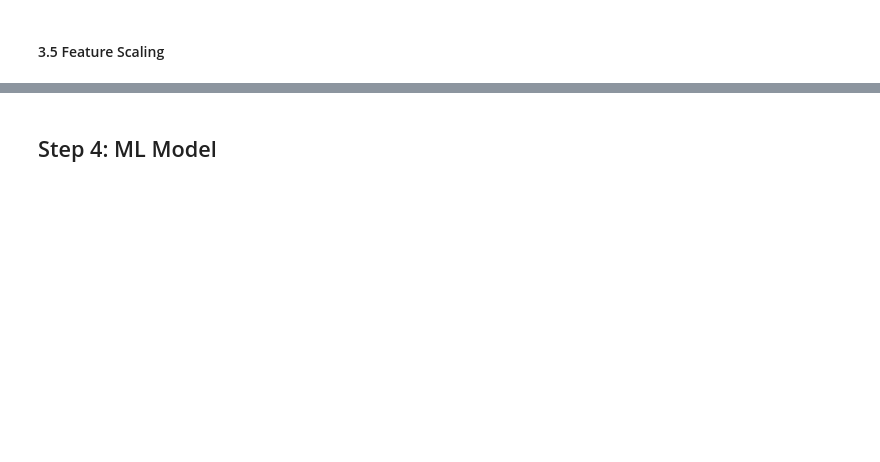
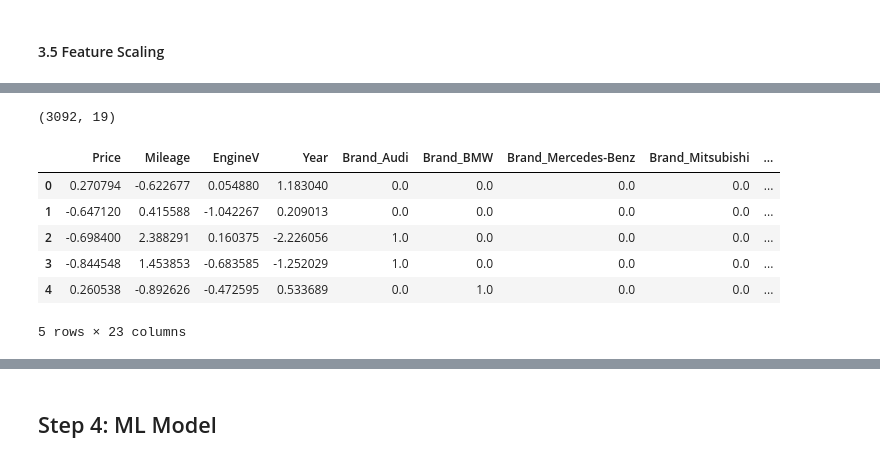
Before and after one commit to Naderiii/Predicting-the-used-car-price, a Jupyter notebook: Predicting the used car price.ipynb, the cells around one changed output, grey strips where cells are left out. Cells and saved outputs as stored; diff of their text form; code cells hidden in the pictures; blank space fills up the shorter version.

```diff
--- a/Predicting the used car price.ipynb
+++ b/Predicting the used car price.ipynb
@@ -355,0 +320,19 @@ data_cleaned_outlier.describe(include='all')
+# %%
+data_cat_1hot.shape
+# %% [output]
+(3092, 19)
+# %%
+# numerical attributes: 'Price','Mileage','EngineV','Year'
+# categorical attributes: 'Brand',"Body","Engine Type","Registration" ===> 19 columns in OneHotEncoder
+# remove 'Model' atributte, because it have lots of unique values.
+
+final = pd.concat([data_num_scaled, data_cat_1hot], axis=1)
+final.head()
+# %% [output]
+|  | Price | Mileage | EngineV | Year | Brand_Audi | Brand_BMW | Brand_Mercedes-Benz | Brand_Mitsubishi | ... |
+| 0 | 0.270794 | -0.622677 | 0.054880 | 1.183040 | 0.0 | 0.0 | 0.0 | 0.0 | ... |
+| 1 | -0.647120 | 0.415588 | -1.042267 | 0.209013 | 0.0 | 0.0 | 0.0 | 0.0 | ... |
+| 2 | -0.698400 | 2.388291 | 0.160375 | -2.226056 | 1.0 | 0.0 | 0.0 | 0.0 | ... |
+| 3 | -0.844548 | 1.453853 | -0.683585 | -1.252029 | 1.0 | 0.0 | 0.0 | 0.0 | ... |
+| 4 | 0.260538 | -0.892626 | -0.472595 | 0.533689 | 0.0 | 1.0 | 0.0 | 0.0 | ... |
+5 rows × 23 columns
```
Also changed, not shown: parts of 26 cells of this notebook.
